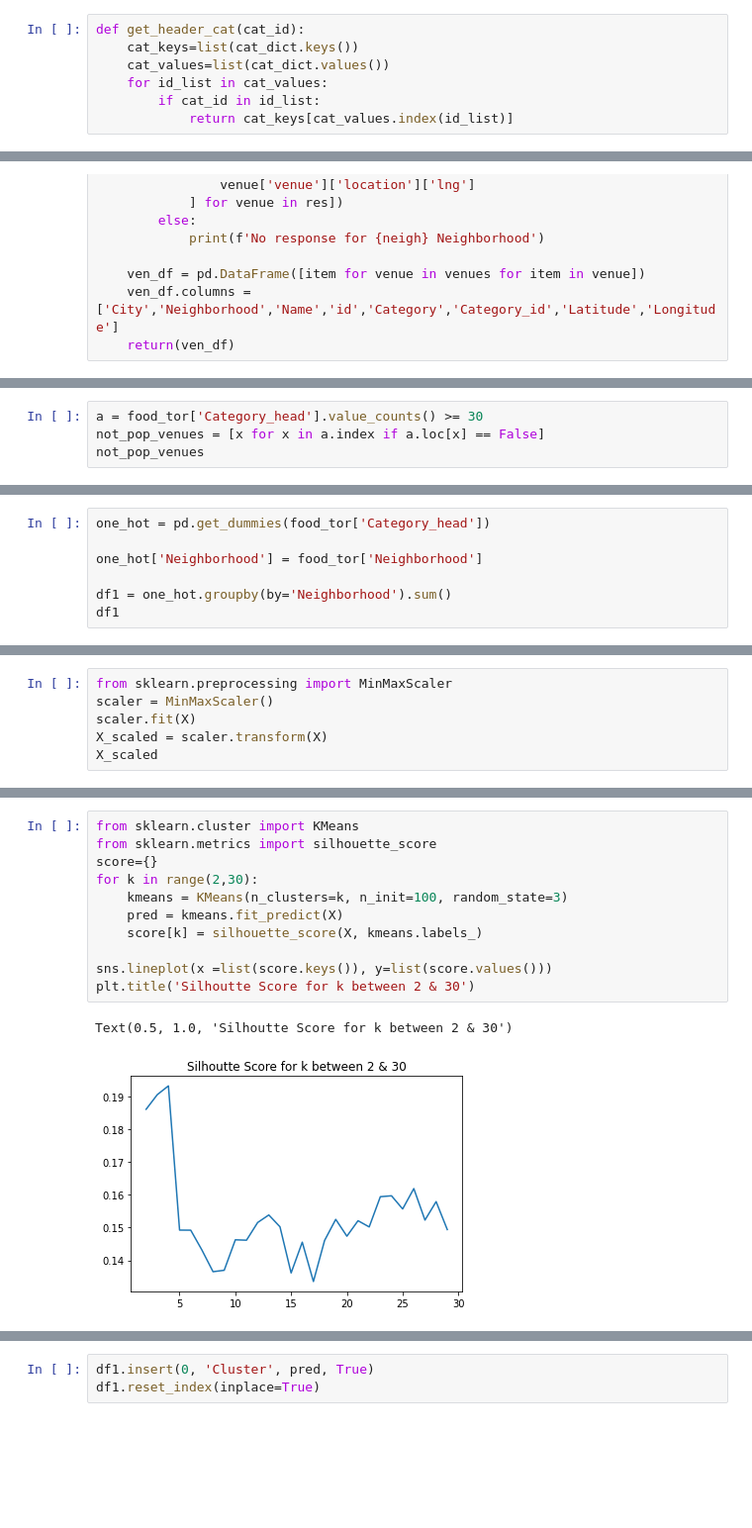
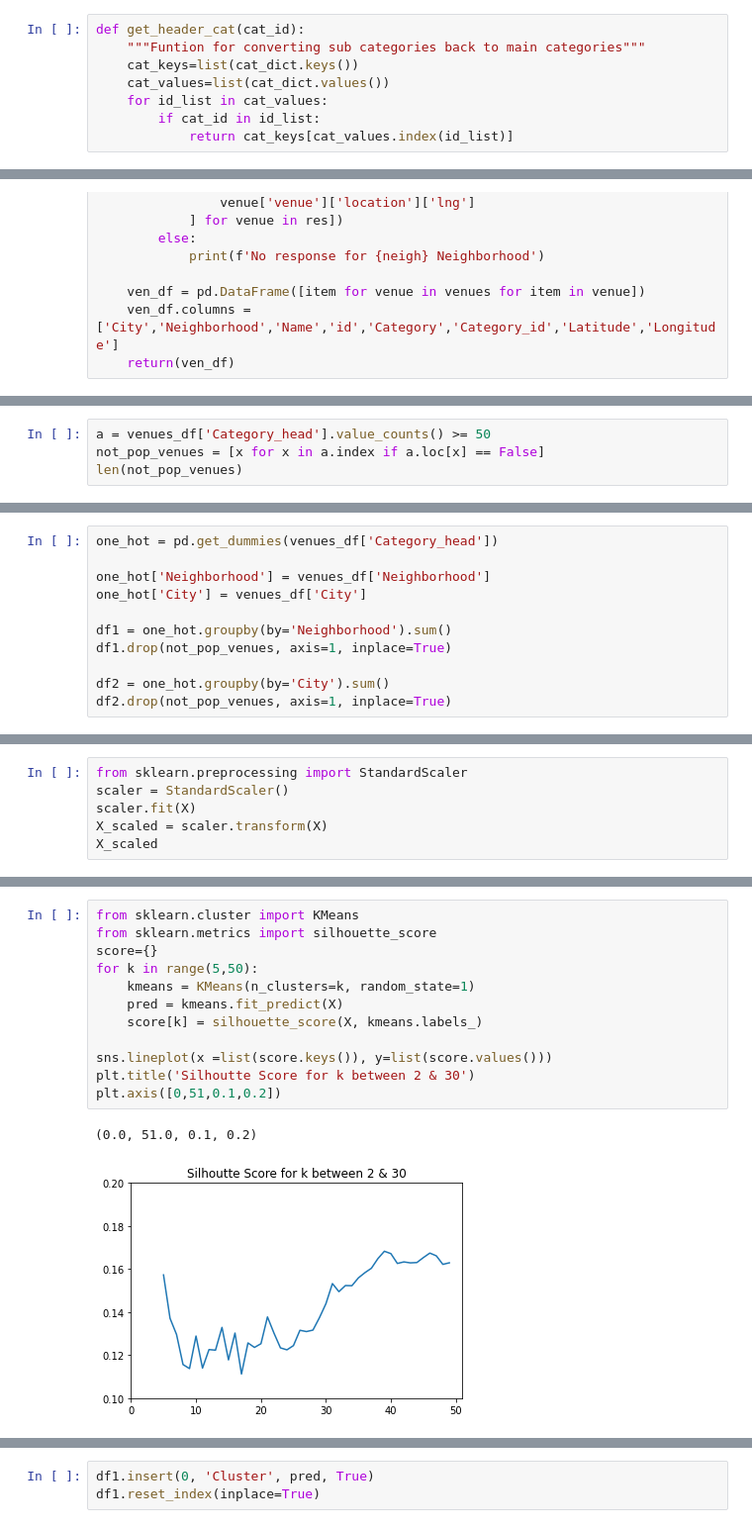
Before and after one commit to prady1207/Coursera_Capstone, a Jupyter notebook: Coursera_Capstone.ipynb, the cells around one changed output, grey strips where cells are left out. Shown at 99% size. Drawn from its saved outputs; the diff is of its cells as text; blank space fills up the shorter version.

```diff
--- a/Coursera_Capstone.ipynb
+++ b/Coursera_Capstone.ipynb
@@ -277,5 +276,6 @@ categories
 # %%
 def get_header_cat(cat_id):
+    """Funtion for converting sub categories back to main categories"""
     cat_keys=list(cat_dict.keys())
     cat_values=list(cat_dict.values())
     for id_list in cat_values:
@@ -369,5 +350,5 @@ Name: Category_head, Length: 185, dtype: int64
 # %%
-a = food_tor['Category_head'].value_counts() >= 30
+a = venues_df['Category_head'].value_counts() >= 50
 not_pop_venues = [x for x in a.index if a.loc[x] == False]
-not_pop_venues
+len(not_pop_venues)
 # %% [output]
@@ -391,7 +358,11 @@ not_pop_venues
 # %%
-one_hot = pd.get_dummies(food_tor['Category_head'])
+one_hot = pd.get_dummies(venues_df['Category_head'])
 
-one_hot['Neighborhood'] = food_tor['Neighborhood']
+one_hot['Neighborhood'] = venues_df['Neighborhood']
+one_hot['City'] = venues_df['City']
 
 df1 = one_hot.groupby(by='Neighborhood').sum()
-df1
+df1.drop(not_pop_venues, axis=1, inplace=True)
+
+df2 = one_hot.groupby(by='City').sum()
+df2.drop(not_pop_venues, axis=1, inplace=True)
@@ -462,6 +419,6 @@ array([[ 0, 12,  0, ...,  0,  0,  0],
 # %%
-from sklearn.preprocessing import MinMaxScaler
-scaler = MinMaxScaler()
+from sklearn.preprocessing import StandardScaler
+scaler = StandardScaler()
 scaler.fit(X)
 X_scaled = scaler.transform(X)
 X_scaled
@@ -486,14 +443,15 @@ X_scaled.shape
 # %%
 from sklearn.cluster import KMeans
 from sklearn.metrics import silhouette_score
 score={}
-for k in range(2,30):
-    kmeans = KMeans(n_clusters=k, n_init=100, random_state=3)
+for k in range(5,50):
+    kmeans = KMeans(n_clusters=k, random_state=1)
     pred = kmeans.fit_predict(X)
     score[k] = silhouette_score(X, kmeans.labels_)
 
 sns.lineplot(x =list(score.keys()), y=list(score.values()))
 plt.title('Silhoutte Score for k between 2 & 30')
+plt.axis([0,51,0.1,0.2])
 # %% [output]
-Text(0.5, 1.0, 'Silhoutte Score for k between 2 & 30')
+(0.0, 51.0, 0.1, 0.2)
-[figure, old version]
+[figure, new version]
```
Also changed, not shown: parts of 55 cells of this notebook, 5 other files.
